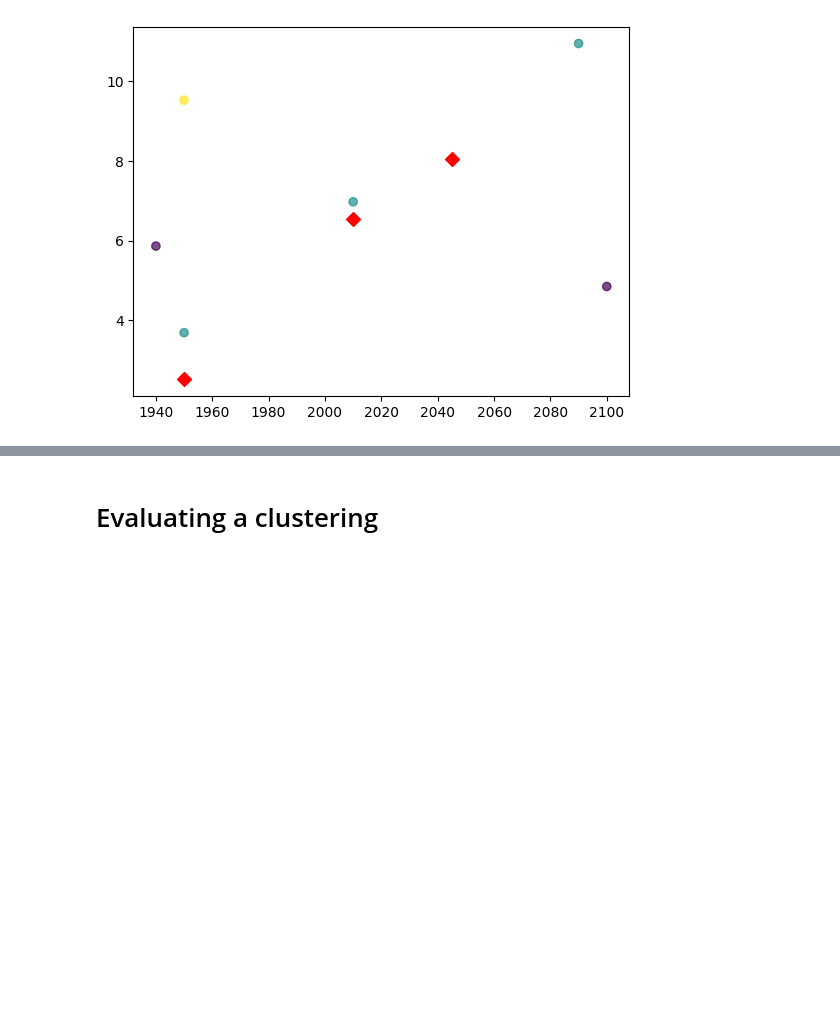
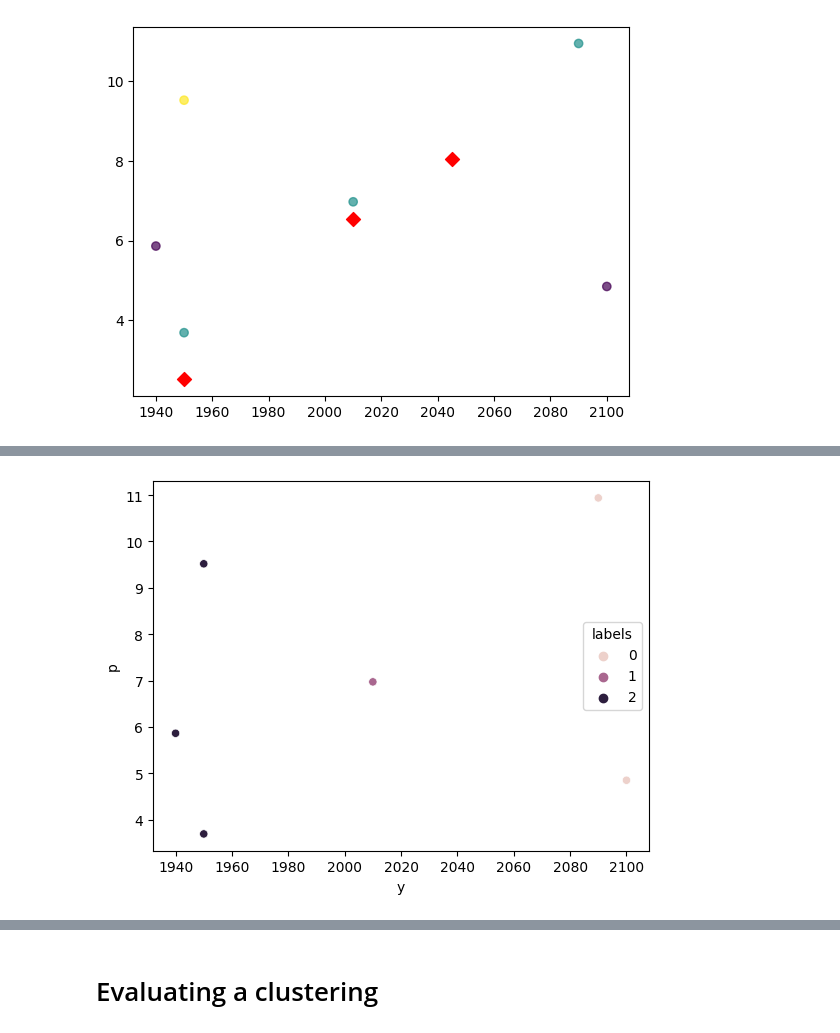
Before and after one commit to magannamazur/Codewars, a Jupyter notebook: DataCamp/e_unsupervised.ipynb, the cells around one changed output, grey strips where cells are left out. Drawn from its saved outputs; the diff is of its cells as text; code cells hidden in the pictures; blank space fills up the shorter version.

```diff
--- a/DataCamp/e_unsupervised.ipynb
+++ b/DataCamp/e_unsupervised.ipynb
@@ -56,0 +93,8 @@ plt.show()
+# %%
+year=[1950, 1950, 1940, 2010, 2090, 2100]
+pop = [9.519, 3.692, 5.863, 6.9720,  10.94, 4.85]
+dfkm = pd.DataFrame({'y': [1950, 1950, 1940, 2010, 2090, 2100],
+        'p': [9.519, 3.692, 5.863, 6.9720,  10.94, 4.85]})
+centroids,_ = kmeans(dfkm, 3)
+dfkm['labels'], distortion = vq(dfkm,centroids)
+dfkm
@@ -56,0 +109,6 @@ plt.show()
+# %%
+sns.scatterplot(x='y', y='p',
+                hue='labels', data = dfkm)
+plt.show()
+# %% [output]
+[figure, added]
```
Also changed, not shown: parts of 83 cells of this notebook, 11 other files.
